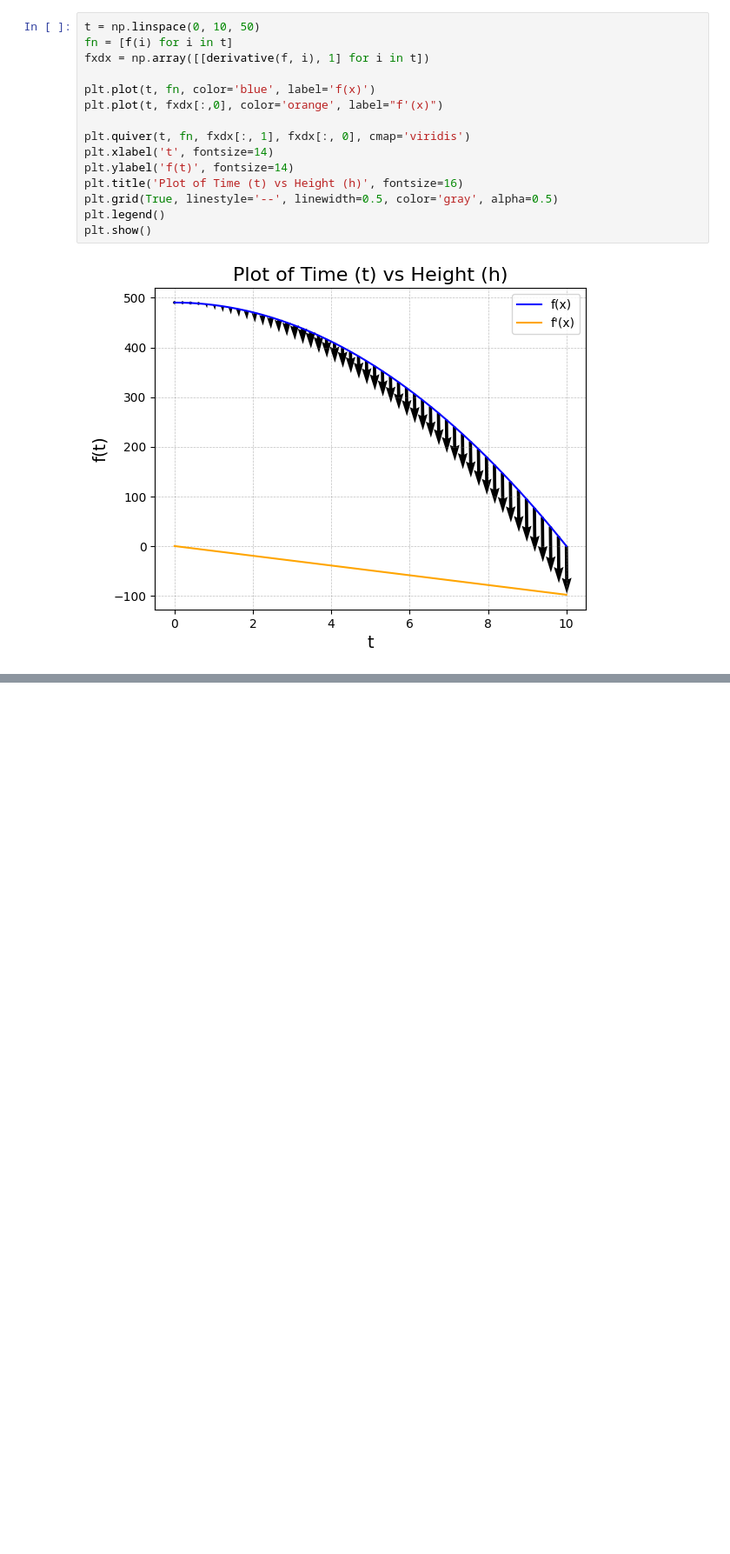
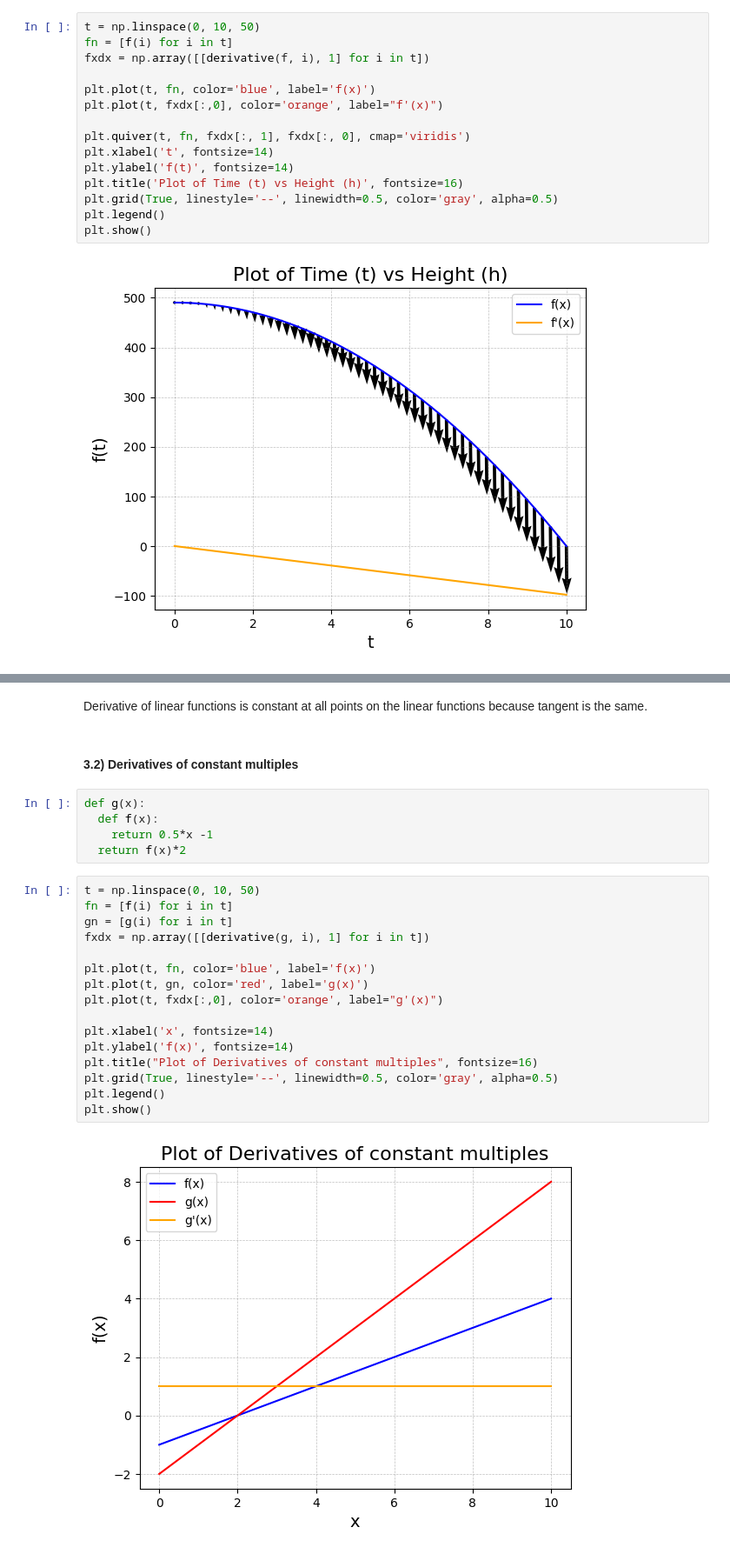
Before and after one commit to pareshrchaudhary/numericalmethods, a Jupyter notebook: Derivatives.ipynb, the cells around one changed output, grey strips where cells are left out. Shown: that part at 87% size. Cells and saved outputs as stored; diff of their text form; blank space fills up the shorter version.

```diff
--- a/Derivatives.ipynb
+++ b/Derivatives.ipynb
@@ -238,0 +266,27 @@ The derivative of $f(x)$ shown by orange line implies that the rate of change is
+# %% [markdown]
+Derivative of linear functions is constant at all points on the linear functions because tangent is the same.
+# %% [markdown]
+#### 3.2) Derivatives of constant multiples
+# %%
+def g(x):
+  def f(x):
+    return 0.5*x -1
+  return f(x)*2
+# %%
+t = np.linspace(0, 10, 50)
+fn = [f(i) for i in t]
+gn = [g(i) for i in t]
+fxdx = np.array([[derivative(g, i), 1] for i in t])
+
+plt.plot(t, fn, color='blue', label='f(x)')
+plt.plot(t, gn, color='red', label='g(x)')
+plt.plot(t, fxdx[:,0], color='orange', label="g'(x)")
+
+plt.xlabel('x', fontsize=14)
+plt.ylabel('f(x)', fontsize=14)
+plt.title("Plot of Derivatives of constant multiples", fontsize=16)
+plt.grid(True, linestyle='--', linewidth=0.5, color='gray', alpha=0.5)
+plt.legend()
+plt.show()
+# %% [output]
+[figure, added]
```
Also changed, not shown: parts of 20 cells of this notebook.
